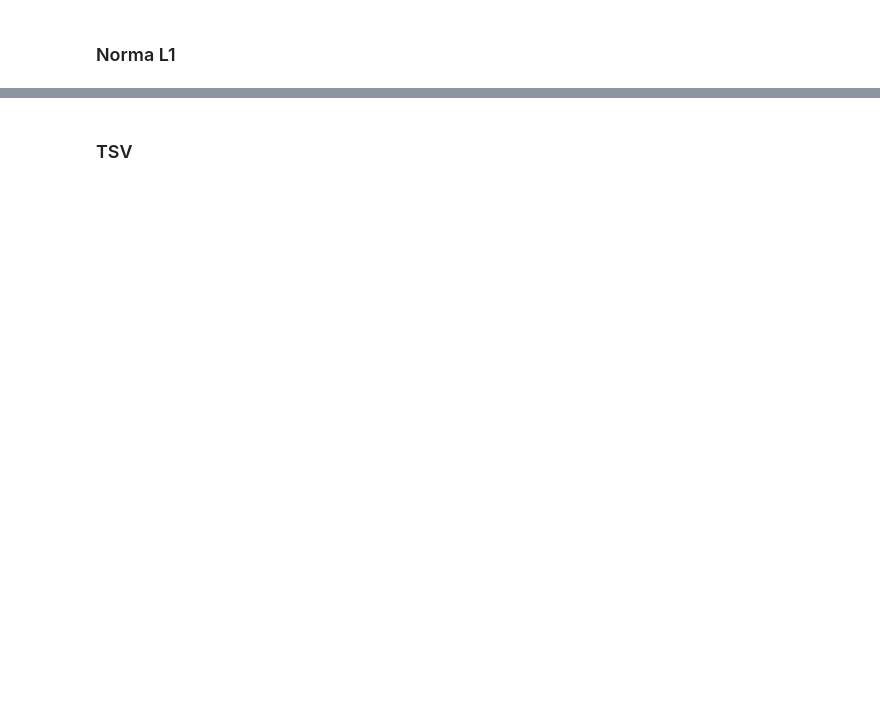
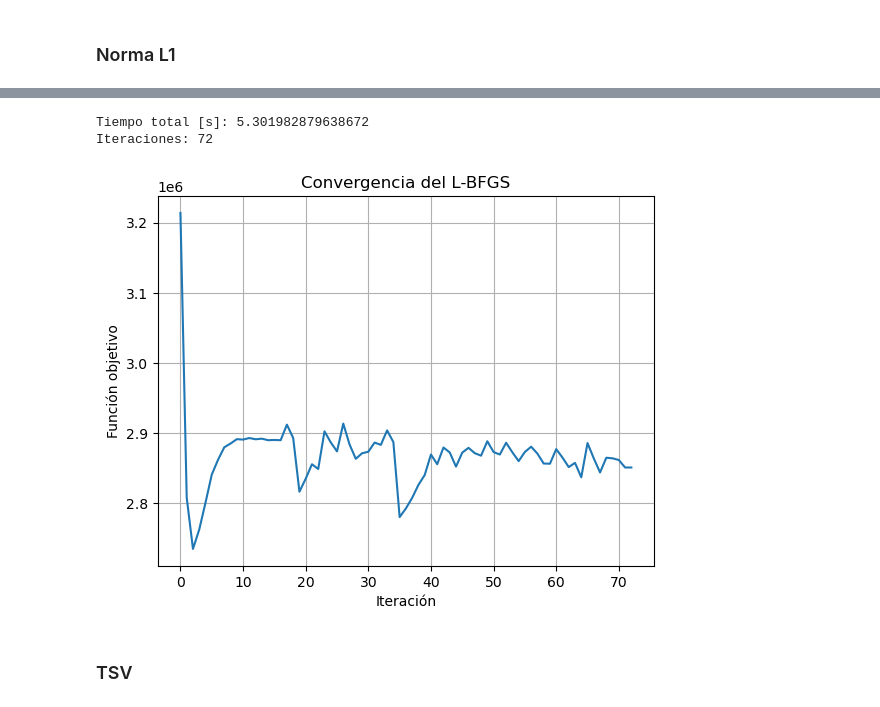
Before and after one commit to Mieres7/RadioInterferometry, a Jupyter notebook: lab2/laboratory2.ipynb, the cells around one changed output, grey strips where cells are left out. Cells and saved outputs as stored; diff of their text form; code cells hidden in the pictures; blank space fills up the shorter version.

```diff
--- a/lab2/laboratory2.ipynb
+++ b/lab2/laboratory2.ipynb
@@ -234,3 +237,17 @@ Generating plot with scale: 4 (Figure size: 8.0x8.0 inches)
+# %%
+print("Tiempo total [s]:", info["time"])
+print("Iteraciones:", info["niter"])
+
+plt.plot(info["cost_history"])
+plt.xlabel("Iteración")
+plt.ylabel("Función objetivo")
+plt.title("Convergencia del L-BFGS")
+plt.grid(True)
+plt.show()
+# %% [output]
+Tiempo total [s]: 5.301982879638672
+Iteraciones: 72
+[figure, added]
 # %% [markdown]
 ### TSV
 # %%
```
Also changed, not shown: parts of 17 cells of this notebook, 3 other files.
